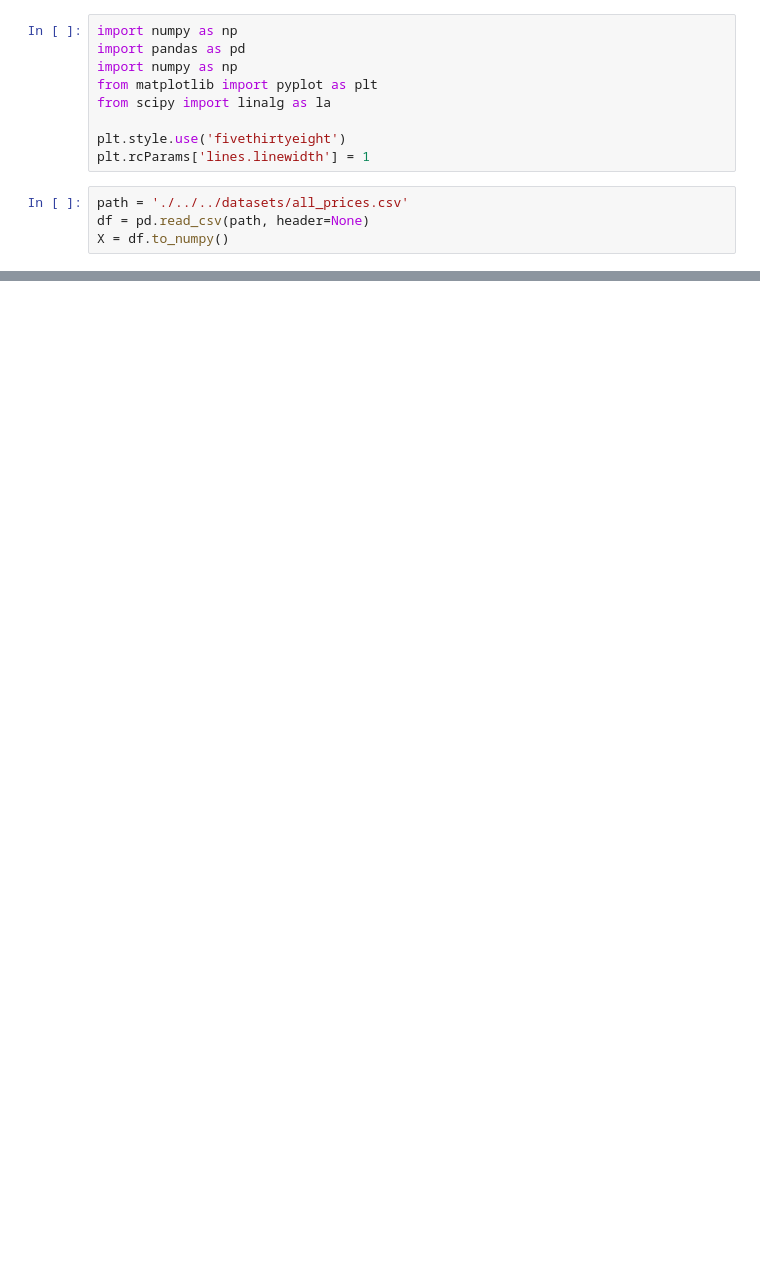
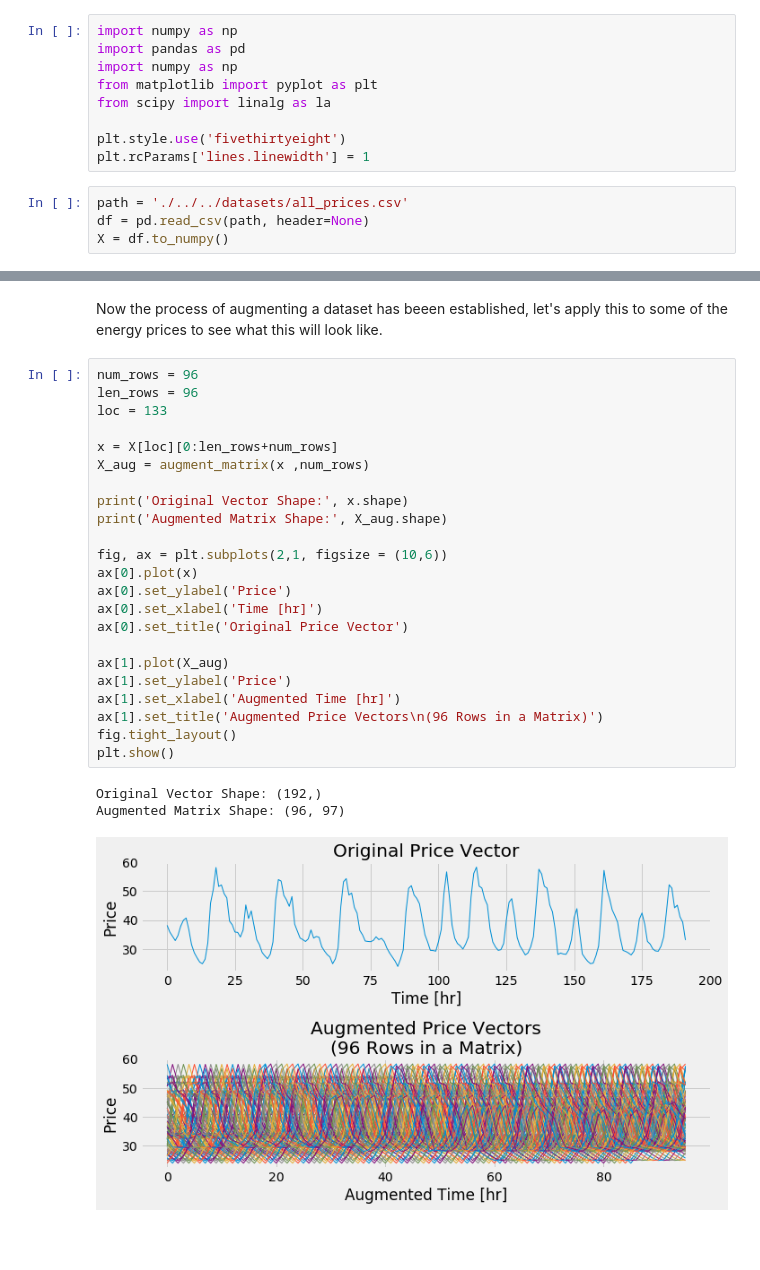
Before and after one commit to celmore25/portfolio, a Jupyter notebook: Notebooks/machine_learning/DMD_Energy_Prices.ipynb, the cells around one changed output, grey strips where cells are left out. Cells and saved outputs as stored; diff of their text form; blank space fills up the shorter version.

```diff
--- a/Notebooks/machine_learning/DMD_Energy_Prices.ipynb
+++ b/Notebooks/machine_learning/DMD_Energy_Prices.ipynb
@@ -17,0 +141,31 @@ X = df.to_numpy()
+# %% [markdown]
+Now the process of augmenting a dataset has beeen established, let's apply this to some of the energy prices to see what this will look like.
+# %%
+num_rows = 96
+len_rows = 96
+loc = 133
+
+x = X[loc][0:len_rows+num_rows]
+X_aug = augment_matrix(x ,num_rows)
+
+print('Original Vector Shape:', x.shape)
+print('Augmented Matrix Shape:', X_aug.shape)
+
+fig, ax = plt.subplots(2,1, figsize = (10,6))
+ax[0].plot(x)
+ax[0].set_ylabel('Price')
+ax[0].set_xlabel('Time [hr]')
+ax[0].set_title('Original Price Vector')
+
+ax[1].plot(X_aug)
+ax[1].set_ylabel('Price')
+ax[1].set_xlabel('Augmented Time [hr]')
+ax[1].set_title('Augmented Price Vectors\n(96 Rows in a Matrix)')
+fig.tight_layout()
+plt.show()
+# %% [output]
+Original Vector Shape: (192,)
+Augmented Matrix Shape: (96, 97)
+[figure, added]
+# %% [markdown]
+#
```
Also changed, not shown: parts of 6 cells of this notebook, 2 other files.
